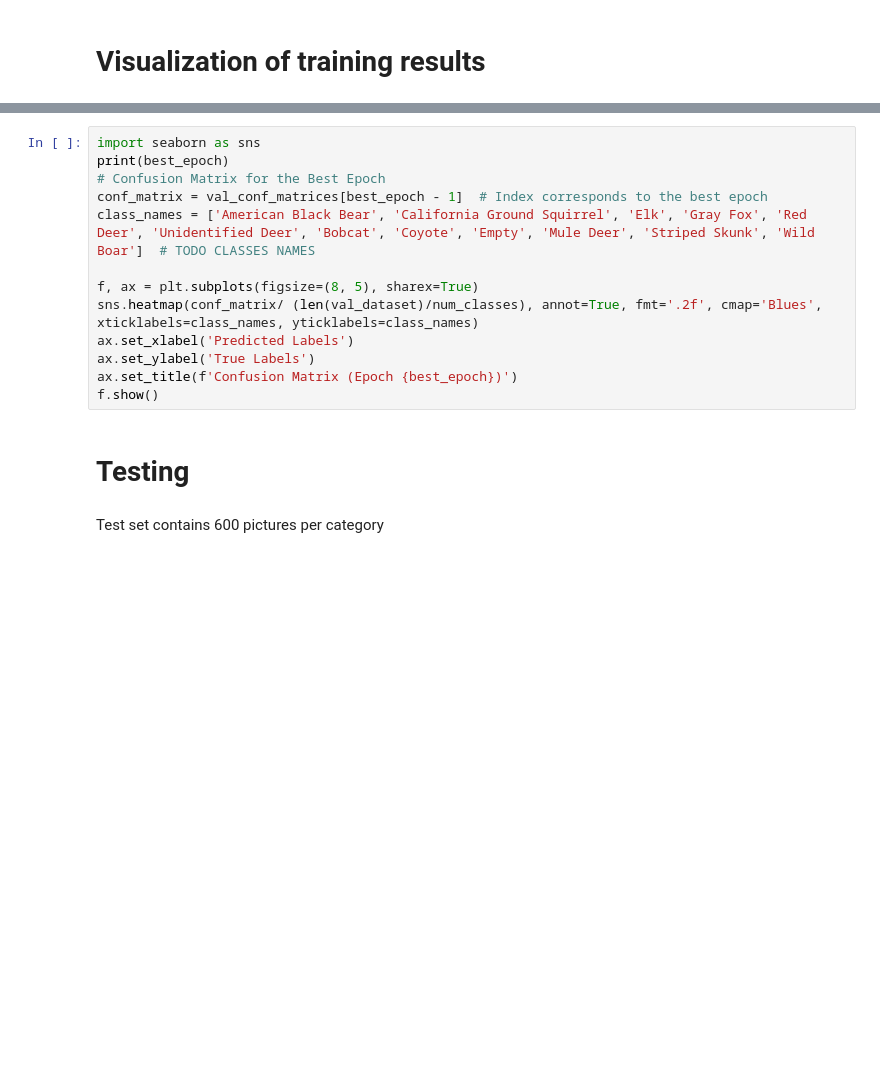
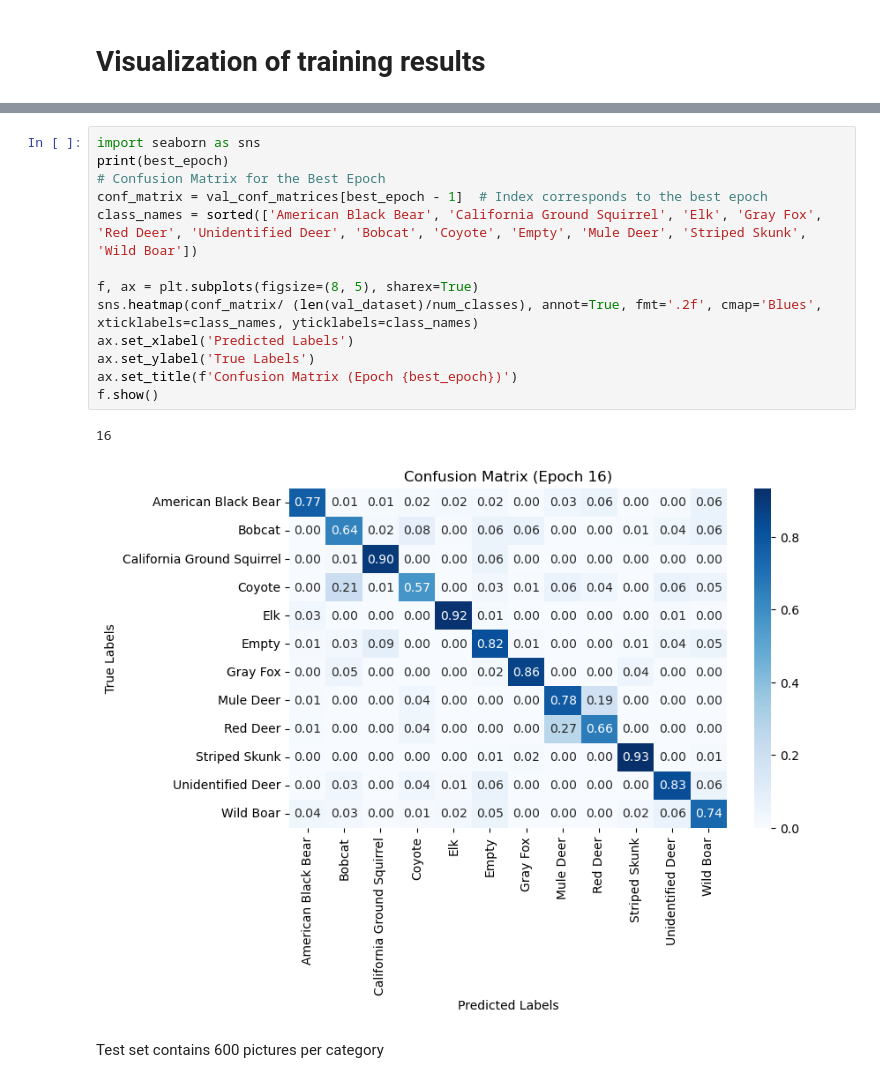
Before and after one commit to michsute/North-American-Animals-Classification, a Jupyter notebook: resnet_baseline_2layers.ipynb, the cells around one changed output, grey strips where cells are left out. Saved outputs shown, nothing was run; the diff lists cells and outputs as text; blank space fills up the shorter version.

```diff
--- a/resnet_baseline_2layers.ipynb
+++ b/resnet_baseline_2layers.ipynb
@@ -450,18 +467,19 @@ f.show()
 # %%
 import seaborn as sns
 print(best_epoch)
 # Confusion Matrix for the Best Epoch
 conf_matrix = val_conf_matrices[best_epoch - 1]  # Index corresponds to the best epoch
-class_names = ['American Black Bear', 'California Ground Squirrel', 'Elk', 'Gray Fox', 'Red Deer', 'Unidentified Deer', 'Bobcat', 'Coyote', 'Empty', 'Mule Deer', 'Striped Skunk', 'Wild Boar']  # TODO CLASSES NAMES
+class_names = sorted(['American Black Bear', 'California Ground Squirrel', 'Elk', 'Gray Fox', 'Red Deer', 'Unidentified Deer', 'Bobcat', 'Coyote', 'Empty', 'Mule Deer', 'Striped Skunk', 'Wild Boar'])
 
 f, ax = plt.subplots(figsize=(8, 5), sharex=True)
 sns.heatmap(conf_matrix/ (len(val_dataset)/num_classes), annot=True, fmt='.2f', cmap='Blues', xticklabels=class_names, yticklabels=class_names)
 ax.set_xlabel('Predicted Labels')
 ax.set_ylabel('True Labels')
 ax.set_title(f'Confusion Matrix (Epoch {best_epoch})')
 f.show()
+# %% [output]
+16
+[figure, added]
-# %% [markdown]
-# Testing
 # %% [markdown]
 Test set contains 600 pictures per category
 # %%
```
Also changed, not shown: parts of 7 cells of this notebook.
